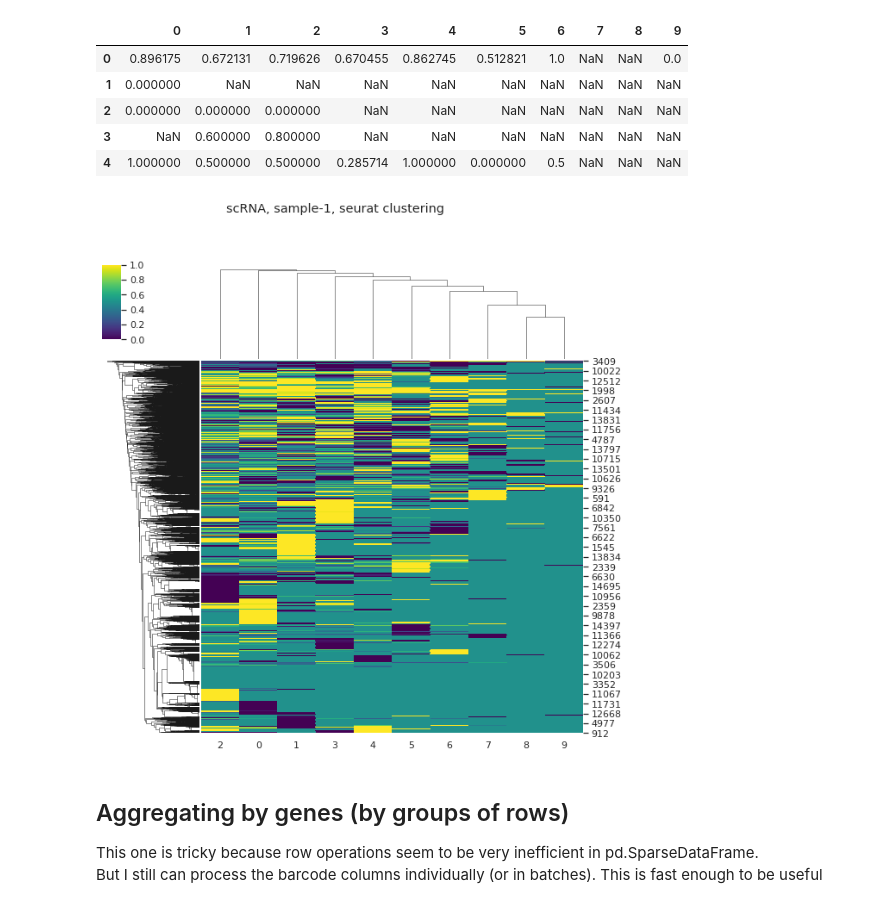
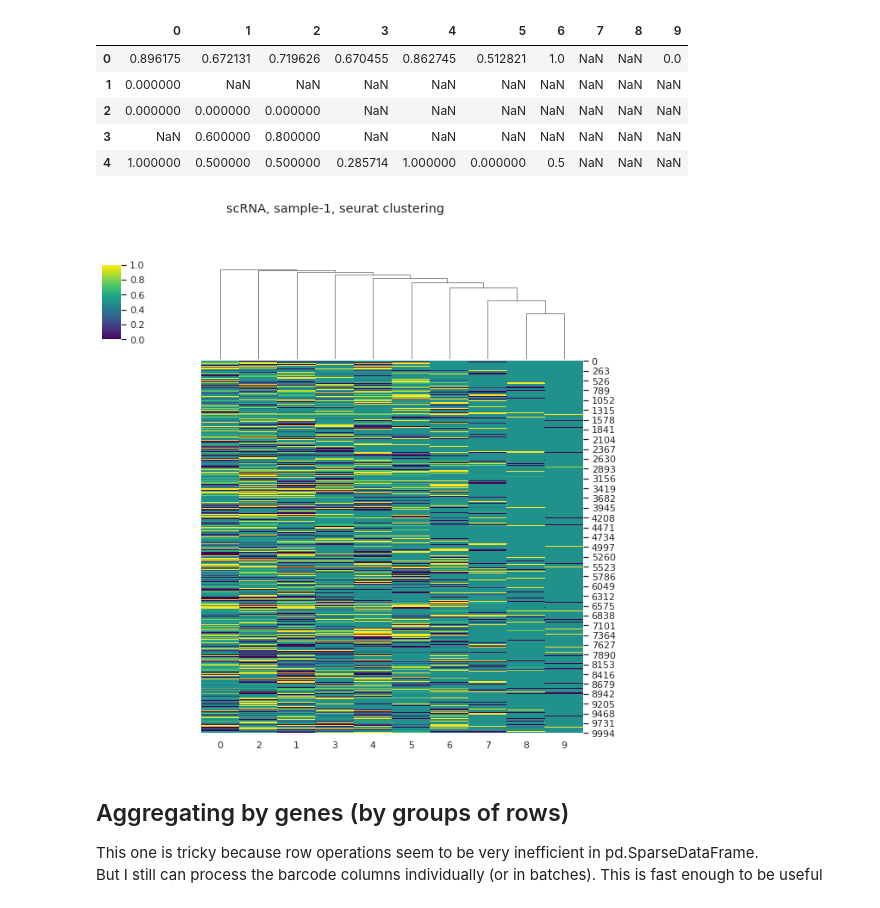
Before and after one commit to ivanov-v-v/cnv-inference, a Jupyter notebook: notebooks/vcf_to_ase.ipynb, the cells around one changed output. Saved outputs shown, nothing was run; the diff lists cells and outputs as text; code cells hidden in the pictures.

```diff
--- a/notebooks/vcf_to_ase.ipynb
+++ b/notebooks/vcf_to_ase.ipynb
@@ -399,9 +429,0 @@ snps_intersecting_genes.size / counts_df.shape[0]
-# %%
-fractions = []
-counts = []
-indices = np.array([snp_to_idx[snp] for snp in snps_intersecting_genes])
-for barcode in tqdm_notebook(extract_barcodes(counts_df)):
-    dp_col = counts_df[f"{barcode}_dp"].to_dense().values
-    counts.append((~np.isnan(dp_col[indices])).sum())
-    fractions.append(counts[-1] / (~np.isnan(dp_col)).sum())
-sns.distplot(fractions)
@@ -455,6 +447,0 @@ In total:  0.9949163345664594
-# %%
-cdf_csum, gdf_csum = 0, 0
-for barcode in tqdm_notebook(extract_barcodes(counts_df)):
-    cdf_csum += (~counts_df[f"{barcode}_dp"].isna()).sum()
-    gdf_csum += (~gene_counts_df[f"{barcode}_dp"].isna()).sum()
-print(100 * gdf_csum / cdf_csum)
@@ -582,12 +558,12 @@ def compute_ase(counts_df, barcode_list):
             : counts_df[f"{barcode}_ad"].to_dense().fillna(0)
             / counts_df[f"{barcode}_dp"].to_dense().fillna(0)
         })
-        for barcode in tqdm_notebook(barcode_list, desc="barcode")],
+        for barcode in tqdm_notebook(barcode_list, desc="ase from read counts")],
         axis=1
     )
     return ase_df
 # %%
-def plot_ase(ase_df, title="", figsize=(10,10)):
+def plot_ase(ase_df, title="", figsize=(10,10), **clustermap_kwargs):
     try:
         sns.clustermap(
             ase_df\
@@ -595,7 +571,11 @@ def plot_ase(ase_df, title="", figsize=(10,10)):
             .astype(np.float32)\
             .values,
             cmap="viridis",
-            figsize=figsize
+            figsize=figsize,
+            row_cluster=False,
+            xticklabels=[colname for colname in ase_df.columns
+                         if colname != "GENE_ID"],
+            **clustermap_kwargs
         ).fig.suptitle(title);
     except RecursionError:
         print("RecursionError: increase stack size")
@@ -697,6 +692,6 @@ clustered_ase_df.head()
 # %%
 sys.setrecursionlimit(15000)
 plot_ase(clustered_ase_df,
-         "scRNA, sample-1, seurat clustering")
+         f"{data_name}, {experiment_name}, {clustering_name} clustering")
 # %% [output]
-[figure, old version]
+[figure, new version]
```
Also changed, not shown: parts of 97 cells of this notebook.
